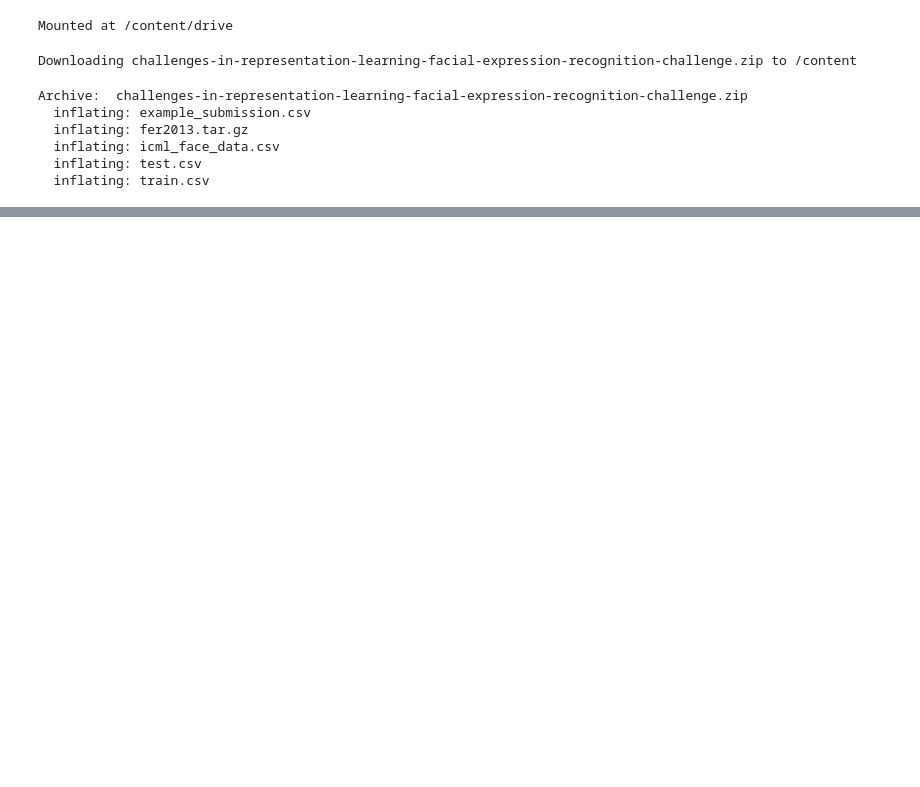
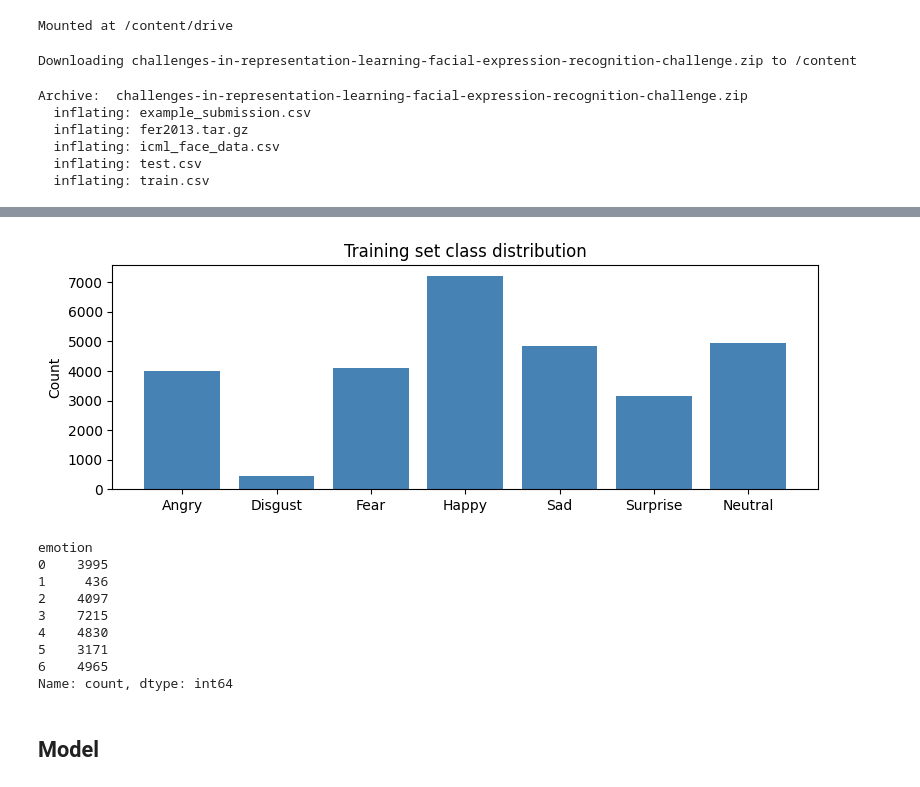
Before and after one commit to ntsuk22/Facial_Expression_Recognition, a Jupyter notebook: model_experiment_1.ipynb, the cells around one changed output, grey strips where cells are left out. Saved outputs shown, nothing was run; the diff lists cells and outputs as text; code cells hidden in the pictures; blank space fills up the shorter version.

```diff
--- a/model_experiment_1.ipynb
+++ b/model_experiment_1.ipynb
@@ -42,0 +165,22 @@ Archive:  challenges-in-representation-learning-facial-expression-recognition-ch
+# %%
+counts = train_df[EMOTION_COL].value_counts().sort_index()
+fig, ax = plt.subplots(figsize=(8, 3))
+ax.bar(EMOTION_LABELS, counts.values, color="steelblue")
+ax.set_ylabel("Count")
+ax.set_title("Training set class distribution")
+plt.tight_layout()
+plt.show()
+print(counts)
+# %% [output]
+[figure, added]
+emotion
+0    3995
+1     436
+2    4097
+3    7215
+4    4830
+5    3171
+6    4965
+Name: count, dtype: int64
+# %% [markdown]
+## Model
```
Also changed, not shown: parts of 19 cells of this notebook.
